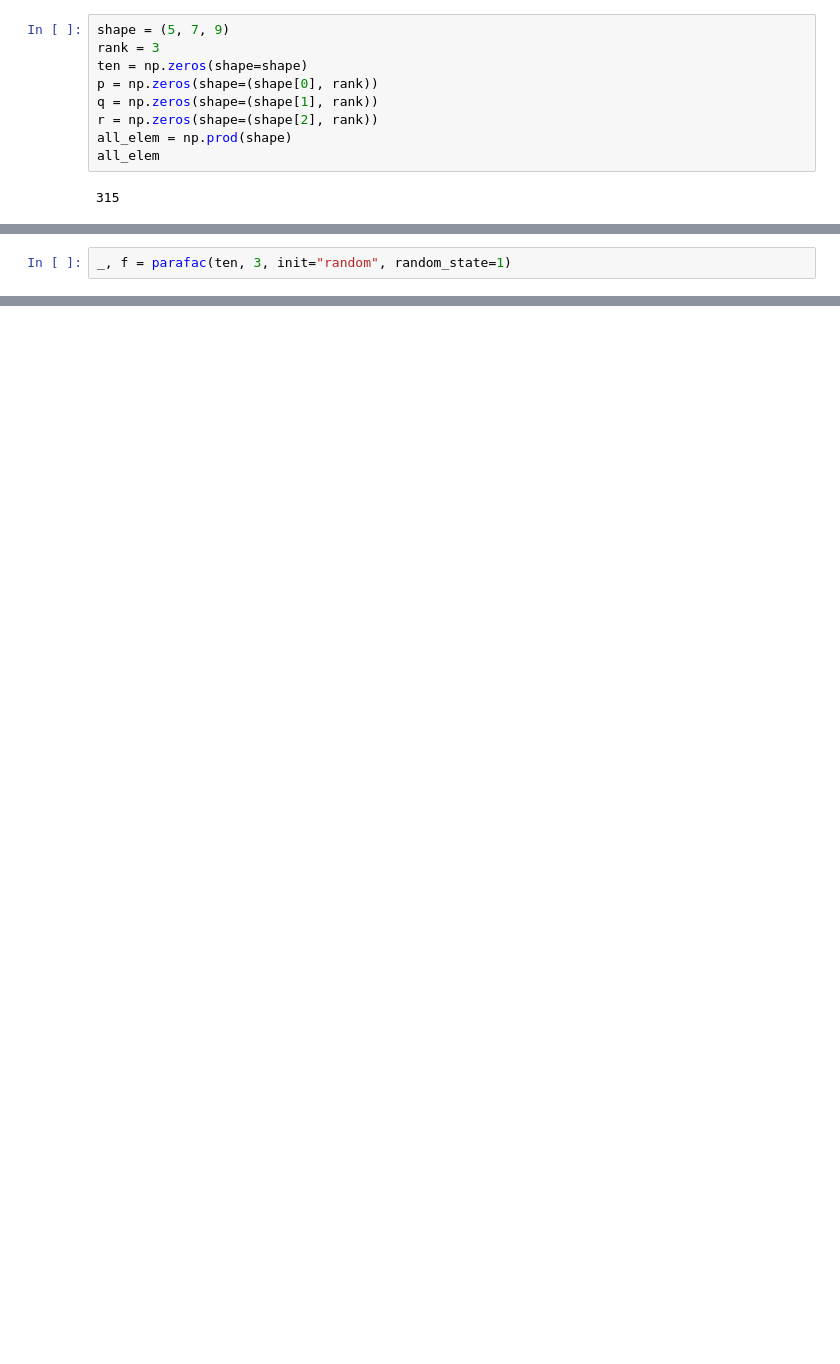
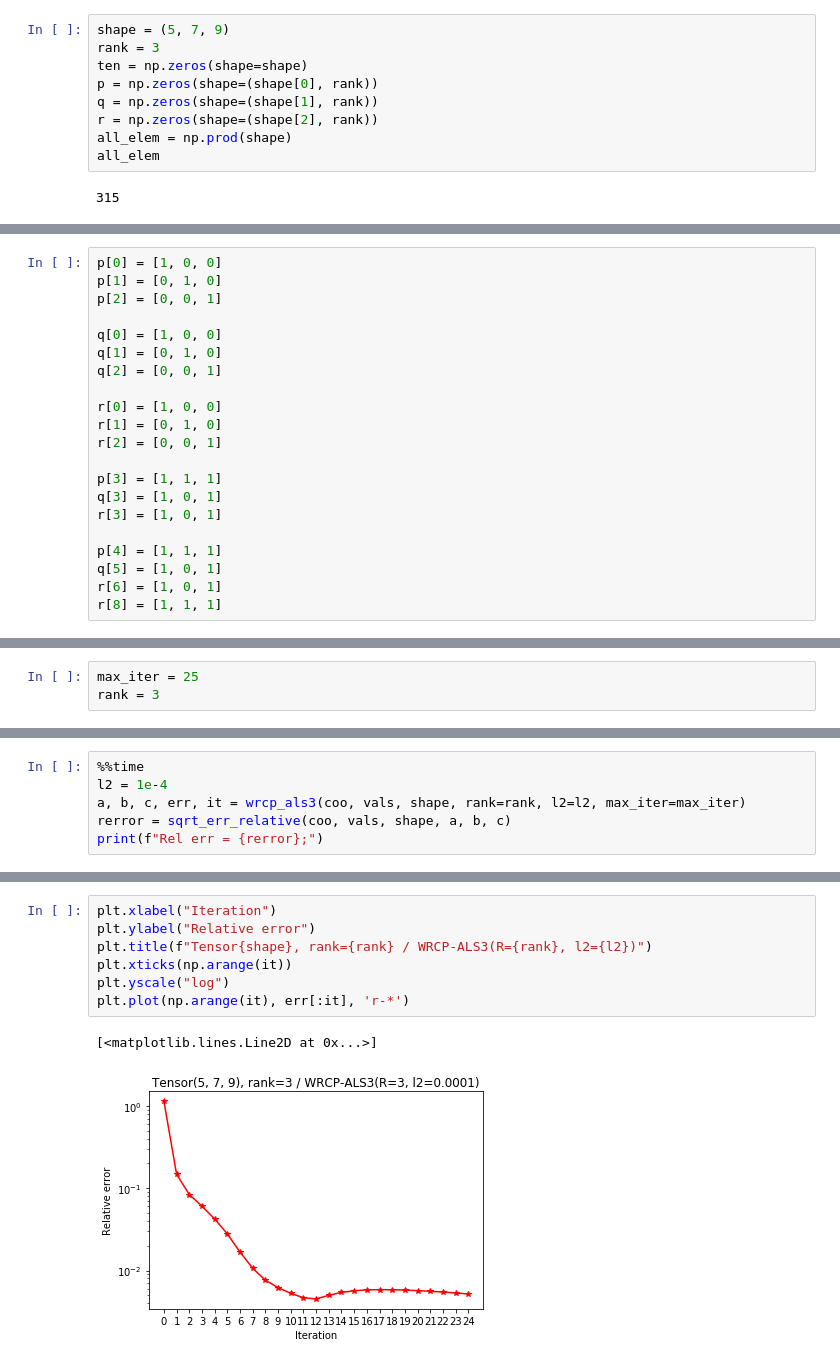
Before and after one commit to AlbMLpy/Relations_Learning, a Jupyter notebook: WRCP_ALS3.ipynb, the cells around one changed output, grey strips where cells are left out. Saved outputs shown, nothing was run; the diff lists cells and outputs as text; blank space fills up the shorter version.

```diff
--- a/WRCP_ALS3.ipynb
+++ b/WRCP_ALS3.ipynb
@@ -227,2 +165,0 @@ from tensorly.decomposition import parafac
-# %%
-_, f = parafac(ten, 3, init="random", random_state=1)
@@ -259,0 +166,21 @@ plt.plot(np.arange(max_iter), err[:max_iter], 'r-*')
+# %%
+p[0] = [1, 0, 0]
+p[1] = [0, 1, 0]
+p[2] = [0, 0, 1]
+
+q[0] = [1, 0, 0]
+q[1] = [0, 1, 0]
+q[2] = [0, 0, 1]
+
+r[0] = [1, 0, 0]
+r[1] = [0, 1, 0]
+r[2] = [0, 0, 1]
+
+p[3] = [1, 1, 1]
+q[3] = [1, 0, 1]
+r[3] = [1, 0, 1]
+
+p[4] = [1, 1, 1]
+q[5] = [1, 0, 1]
+r[6] = [1, 0, 1]
+r[8] = [1, 1, 1]
@@ -259,0 +207,3 @@ plt.plot(np.arange(max_iter), err[:max_iter], 'r-*')
+# %%
+max_iter = 25
+rank = 3
@@ -259,0 +212,6 @@ plt.plot(np.arange(max_iter), err[:max_iter], 'r-*')
+# %%
+%%time
+l2 = 1e-4
+a, b, c, err, it = wrcp_als3(coo, vals, shape, rank=rank, l2=l2, max_iter=max_iter)
+rerror = sqrt_err_relative(coo, vals, shape, a, b, c)
+print(f"Rel err = {rerror};")
@@ -259,0 +223,10 @@ plt.plot(np.arange(max_iter), err[:max_iter], 'r-*')
+# %%
+plt.xlabel("Iteration")
+plt.ylabel("Relative error")
+plt.title(f"Tensor{shape}, rank={rank} / WRCP-ALS3(R={rank}, l2={l2})")
+plt.xticks(np.arange(it))
+plt.yscale("log")
+plt.plot(np.arange(it), err[:it], 'r-*')
+# %% [output]
+[<matplotlib.lines.Line2D at 0x...>]
+[figure, added]
```
Also changed, not shown: parts of 44 cells of this notebook, 3 other files.
